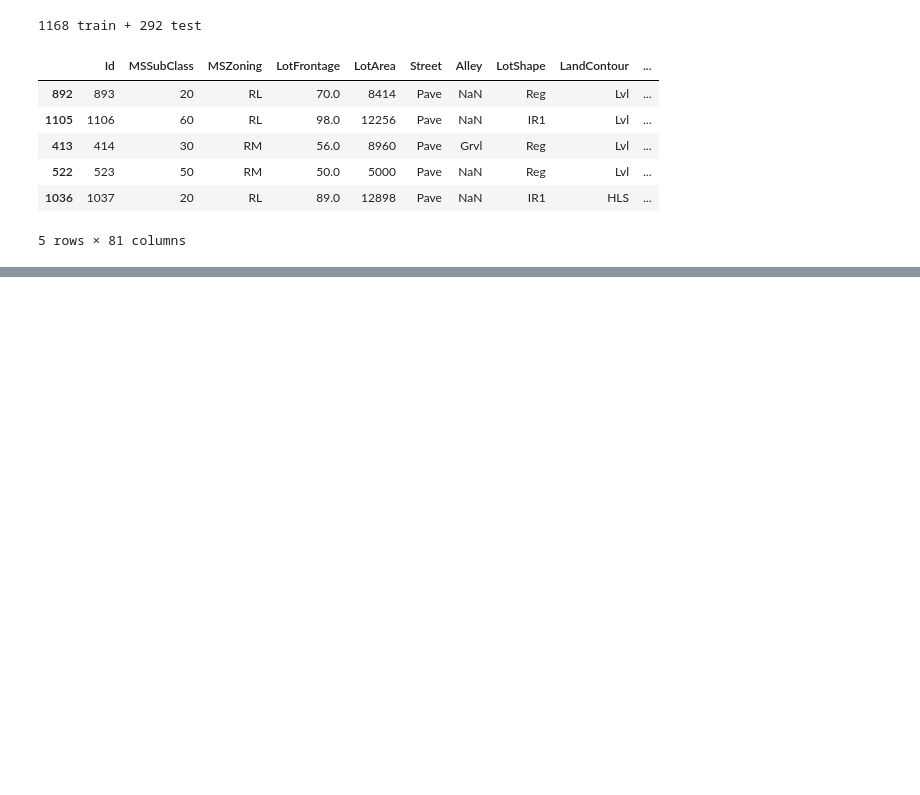
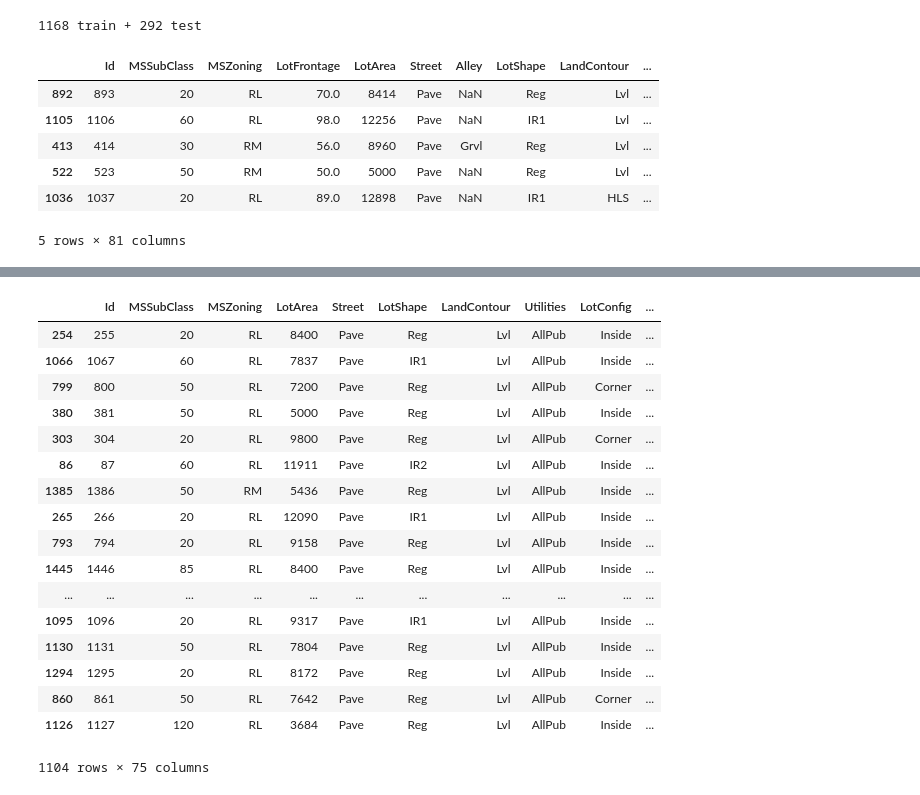
Before and after one commit to piszewc/python-deep-learning-data-science, a Jupyter notebook: tensorflow/Housing ML Model.ipynb, the cells around one changed output, grey strips where cells are left out. Saved outputs shown, nothing was run; the diff lists cells and outputs as text; code cells hidden in the pictures; blank space fills up the shorter version.

```diff
--- a/tensorflow/Housing ML Model.ipynb
+++ b/tensorflow/Housing ML Model.ipynb
@@ -146,0 +170,9 @@ test_set.head()
+# %%
+train_set = train_set.drop("Alley", axis=1) # drop labels for training set
+# %%
+train_set = train_set.drop("PoolQC", axis=1) # drop labels for training set
+train_set = train_set.drop("Fence", axis=1) # drop labels for training set
+train_set = train_set.drop("MiscFeature", axis=1) # drop labels for training set
+# %%
+train_set = train_set.drop("LotFrontage", axis=1) # drop labels for training set
+train_set = train_set.drop("FireplaceQu", axis=1) # drop labels for training set
@@ -146,0 +199,24 @@ test_set.head()
+# %%
+train_set.dropna(subset=["GarageType"])    # option 1
+train_set.dropna(subset=["GarageYrBlt"])
+train_set.dropna(subset=["GarageCond"])
+train_set.dropna(subset=["GarageFinish"])
+# %% [output]
+|  | Id | MSSubClass | MSZoning | LotArea | Street | LotShape | LandContour | Utilities | LotConfig | ... |
+| 254 | 255 | 20 | RL | 8400 | Pave | Reg | Lvl | AllPub | Inside | ... |
+| 1066 | 1067 | 60 | RL | 7837 | Pave | IR1 | Lvl | AllPub | Inside | ... |
+| 799 | 800 | 50 | RL | 7200 | Pave | Reg | Lvl | AllPub | Corner | ... |
+| 380 | 381 | 50 | RL | 5000 | Pave | Reg | Lvl | AllPub | Inside | ... |
+| 303 | 304 | 20 | RL | 9800 | Pave | Reg | Lvl | AllPub | Corner | ... |
+| 86 | 87 | 60 | RL | 11911 | Pave | IR2 | Lvl | AllPub | Inside | ... |
+| 1385 | 1386 | 50 | RM | 5436 | Pave | Reg | Lvl | AllPub | Inside | ... |
+| 265 | 266 | 20 | RL | 12090 | Pave | IR1 | Lvl | AllPub | Inside | ... |
+| 793 | 794 | 20 | RL | 9158 | Pave | Reg | Lvl | AllPub | Inside | ... |
+| 1445 | 1446 | 85 | RL | 8400 | Pave | Reg | Lvl | AllPub | Inside | ... |
+| ... | ... | ... | ... | ... | ... | ... | ... | ... | ... | ... |
+| 1095 | 1096 | 20 | RL | 9317 | Pave | IR1 | Lvl | AllPub | Inside | ... |
+| 1130 | 1131 | 50 | RL | 7804 | Pave | Reg | Lvl | AllPub | Inside | ... |
+| 1294 | 1295 | 20 | RL | 8172 | Pave | Reg | Lvl | AllPub | Inside | ... |
+| 860 | 861 | 50 | RL | 7642 | Pave | Reg | Lvl | AllPub | Corner | ... |
+| 1126 | 1127 | 120 | RL | 3684 | Pave | Reg | Lvl | AllPub | Inside | ... |
+1104 rows × 75 columns
```
Also changed, not shown: parts of 3 cells of this notebook.
